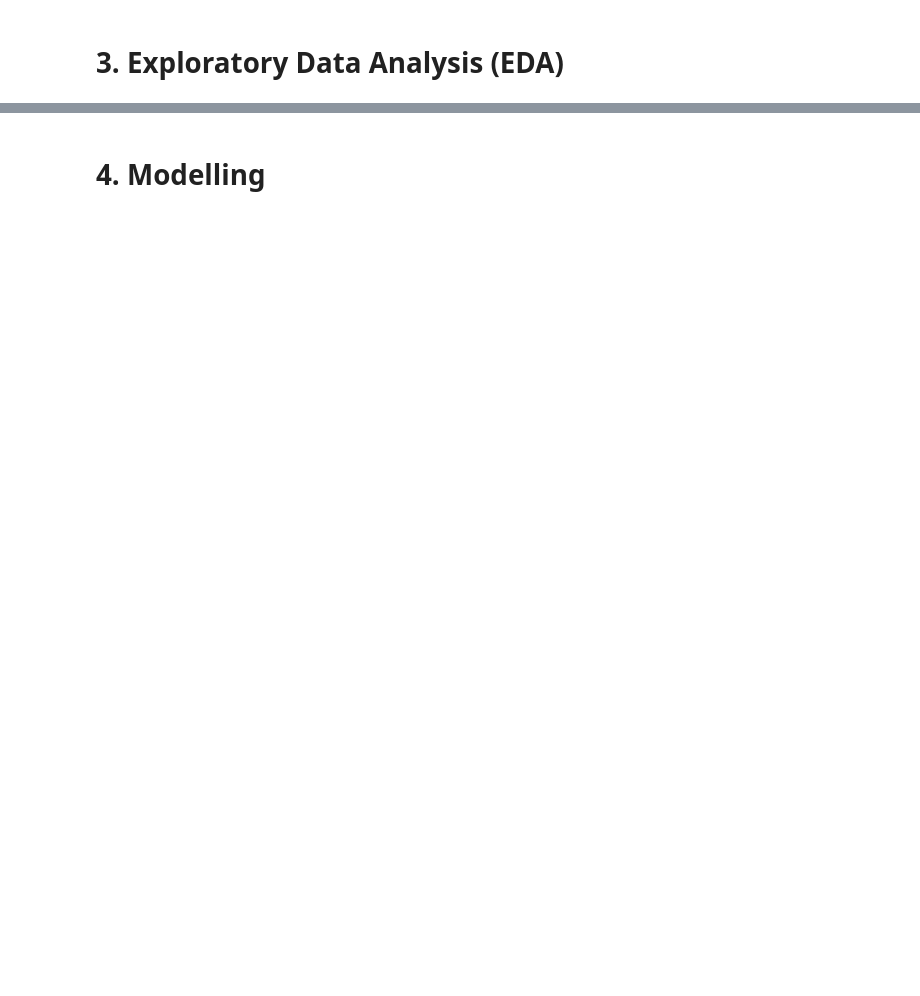
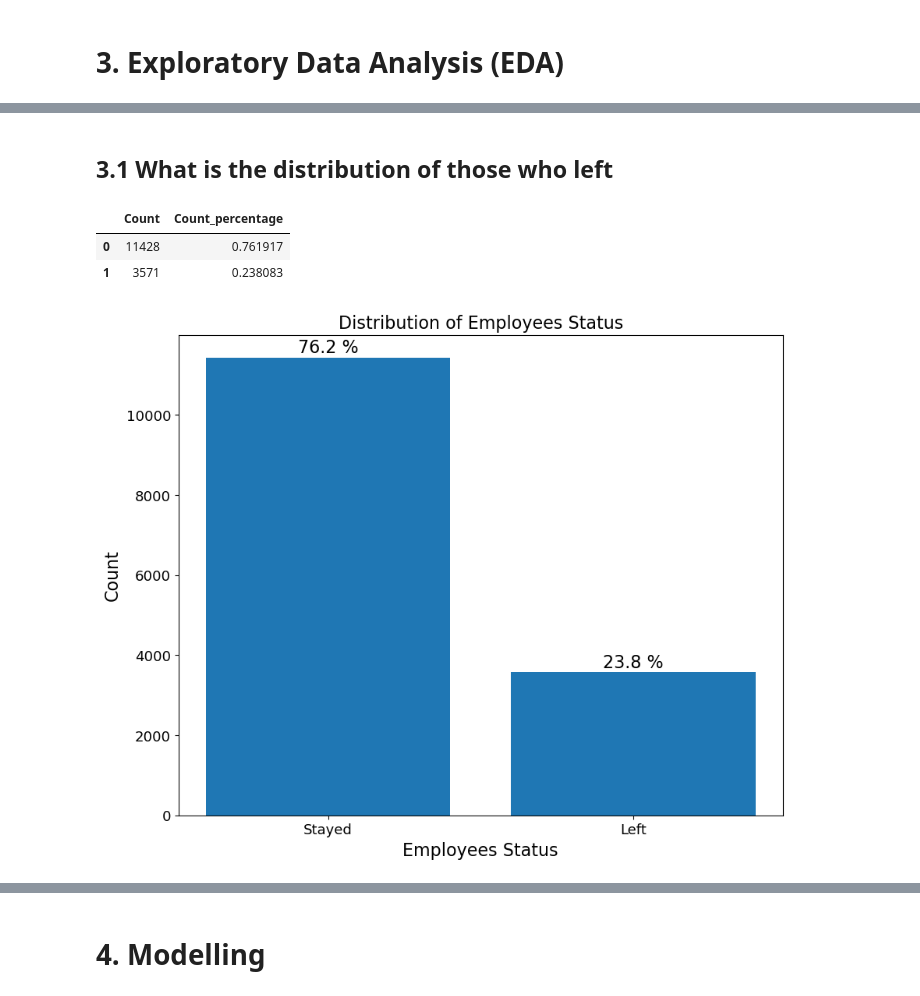
Before and after one commit to Mercy-Njambi/Employee-Churn, a Jupyter notebook: data/notebooks/analysis.ipynb, the cells around one changed output, grey strips where cells are left out. Saved outputs shown, nothing was run; the diff lists cells and outputs as text; code cells hidden in the pictures; blank space fills up the shorter version.

```diff
--- a/data/notebooks/analysis.ipynb
+++ b/data/notebooks/analysis.ipynb
@@ -87,0 +203,33 @@ data.describe().T
+# %% [markdown]
+## 3.1 What is the distribution of those who left
+# %%
+left_df= pd.concat([data['left'].value_counts(),
+          data['left'].value_counts(normalize=True)]
+          , axis=1
+          , keys=['Count', 'Count_percentage'])
+
+left_df
+# %% [output]
+|  | Count | Count_percentage |
+| 0 | 11428 | 0.761917 |
+| 1 | 3571 | 0.238083 |
+# %%
+fig, ax = plt.subplots()
+
+bars = ax.bar(height=left_df['Count'],
+              x=left_df.index)
+
+percentages = list(round(left_df['Count_percentage']*100, 1))
+
+ax.bar_label(container=bars,
+             labels=[f'{percentage} %' for percentage in percentages],
+             padding=1)
+ax.set_xticks([0, 1])
+ax.set_xticklabels(['Stayed', 'Left'])
+
+ax.set_title('Distribution of Employees Status')
+ax.set_xlabel('Employees Status')
+ax.set_ylabel('Count')
+plt.show()
+# %% [output]
+[figure, added]
```
Also changed, not shown: parts of 73 cells of this notebook.
